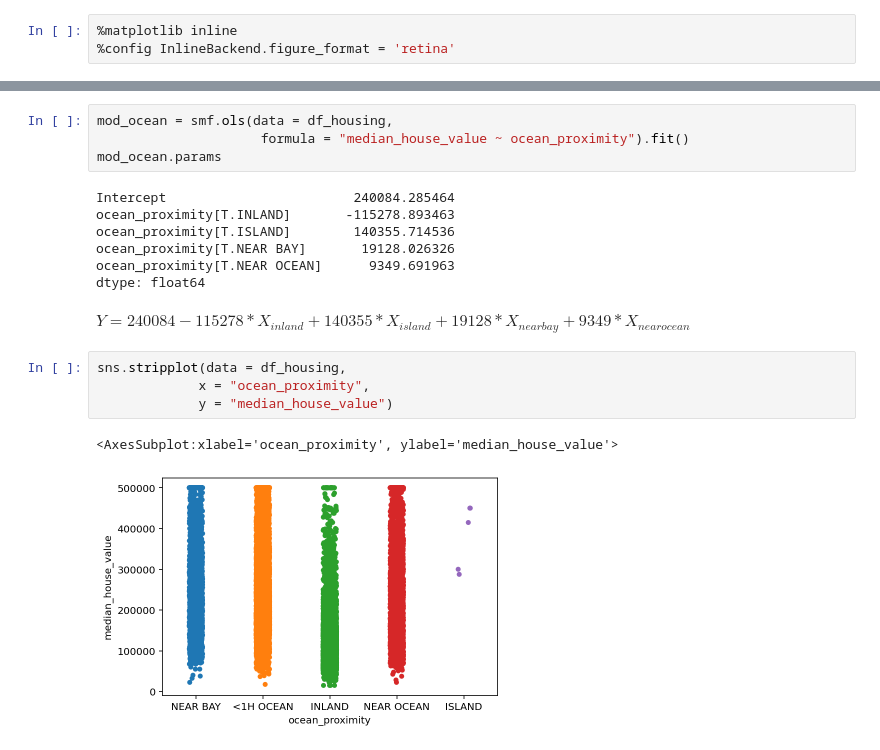
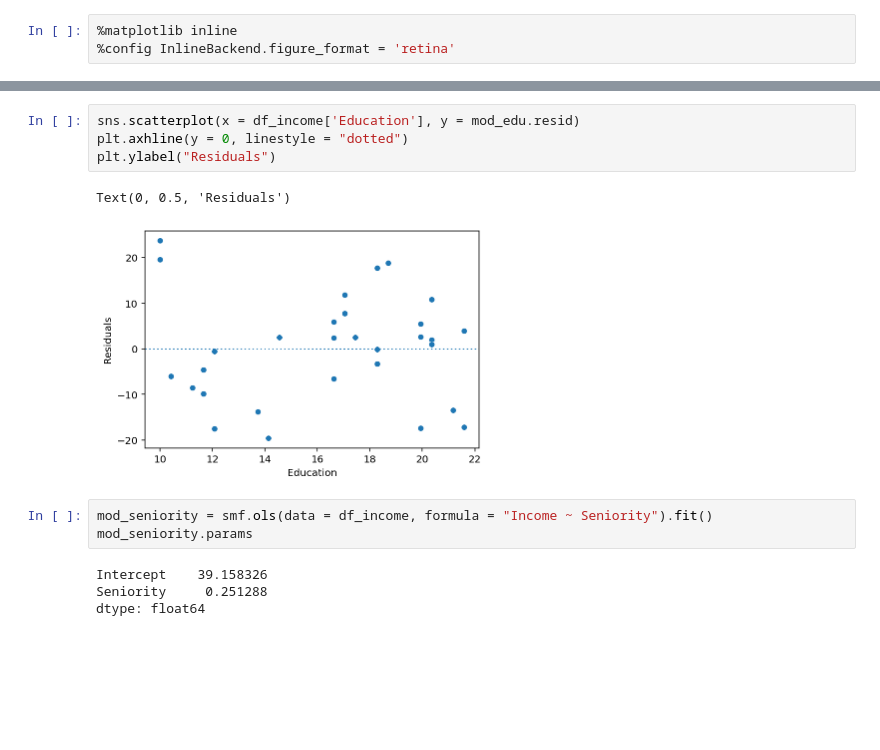
Before and after one commit to UCSD-CSS2/ucsd-css2-website, a Jupyter notebook: _sources/lectures/interactive.ipynb, the cells around one changed output, grey strips where cells are left out. Drawn from its saved outputs; the diff is of its cells as text; blank space fills up the shorter version.

```diff
--- a/_sources/lectures/interactive.ipynb
+++ b/_sources/lectures/interactive.ipynb
@@ -61,20 +65,14 @@ sns.barplot(data = df_housing,
+# %%
+sns.scatterplot(x = df_income['Education'], y = mod_edu.resid)
+plt.axhline(y = 0, linestyle = "dotted")
+plt.ylabel("Residuals")
+# %% [output]
+Text(0, 0.5, 'Residuals')
+[figure, added]
 # %%
-mod_ocean = smf.ols(data = df_housing,
-                     formula = "median_house_value ~ ocean_proximity").fit()
-mod_ocean.params
+mod_seniority = smf.ols(data = df_income, formula = "Income ~ Seniority").fit()
+mod_seniority.params
 # %% [output]
-Intercept                        240084.285464
-ocean_proximity[T.INLAND]       -115278.893463
-ocean_proximity[T.ISLAND]        140355.714536
-ocean_proximity[T.NEAR BAY]       19128.026326
-ocean_proximity[T.NEAR OCEAN]      9349.691963
+Intercept    39.158326
+Seniority     0.251288
 dtype: float64
-# %% [markdown]
-$Y = 240084 - 115278 * X_{inland} + 140355 * X_{island} + 19128 * X_{near bay} + 9349 * X_{near ocean}$
-# %%
-sns.stripplot(data = df_housing,
-             x = "ocean_proximity",
-             y = "median_house_value")
-# %% [output]
-<AxesSubplot:xlabel='ocean_proximity', ylabel='median_house_value'>
-[figure, removed]
```
Also changed, not shown: parts of 20 cells of this notebook, 56 other files.
